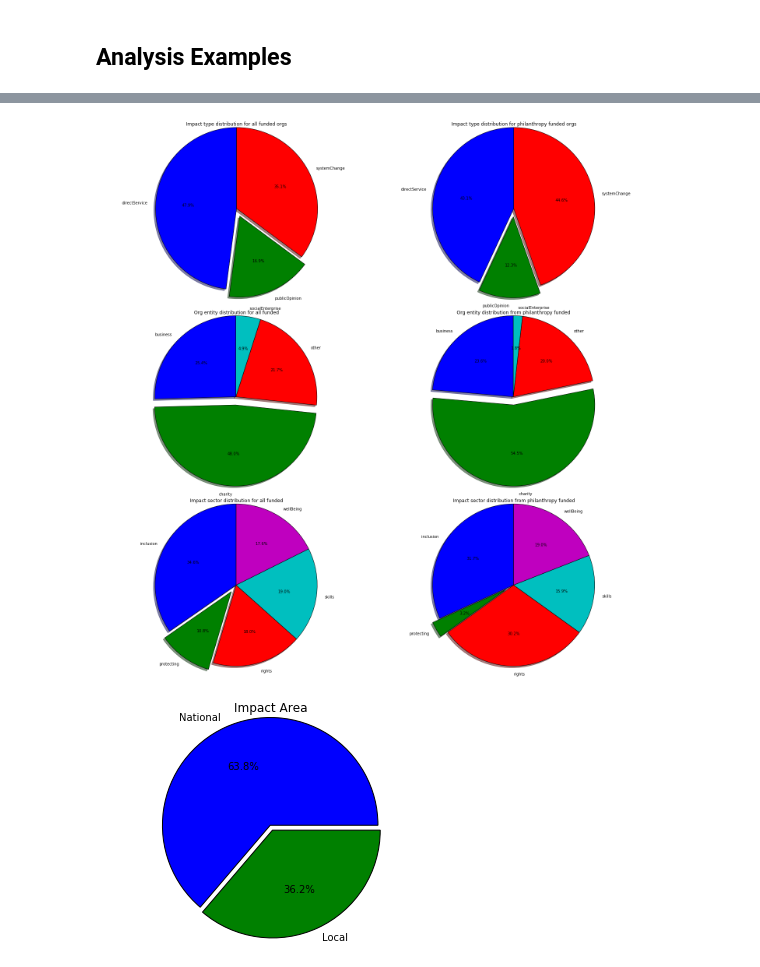
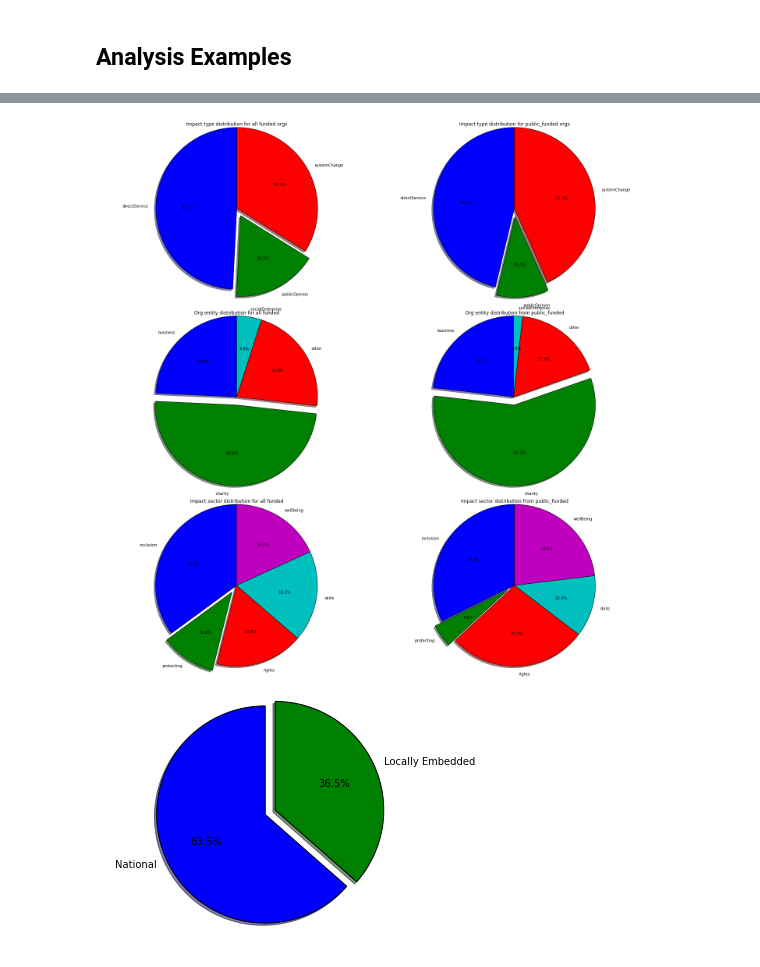
Before and after one commit to Zhenxingzhang/Ashoka_Data_Analysis, a Jupyter notebook: AshokaData.ipynb, the cells around one changed output, grey strips where cells are left out. Saved outputs shown, nothing was run; the diff lists cells and outputs as text; code cells hidden in the pictures.

```diff
--- a/AshokaData.ipynb
+++ b/AshokaData.ipynb
@@ -252,14 +232,13 @@ pie_chart_for_impact(merged_orgs_df, public_funded_org, "public_funded")
 # %%
-philanthropy_funded_org = merged_orgs_df.loc[merged_orgs_df['fundingSourcesMain'] == 'philanthropy']
-pie_chart_for_impact(merged_orgs_df, philanthropy_funded_org, "philanthropy funded")
+public_funded_org = merged_orgs_df.loc[merged_orgs_df['fundingSourcesMain'] == 'philanthropy']
+pie_chart_for_impact(merged_orgs_df, public_funded_org, "public_funded")
 # %% [output]
-[figure, old version]
+[figure, new version]
 # %%
-# Localised vs. Ireland-wide impact for each org:
 merged_orgs_df["question5"].str.contains("National").value_counts()
-plt.pie([197, 112], explode=(0.05, 0), labels =["National", "Local"],  autopct='%1.1f%%')
-plt.title("Impact Area")
+plt.pie([195, 112], explode=(0.1, 0.0), labels=["National", "Locally Embedded"], autopct='%1.1f%%',
+            shadow=True, startangle=90)
 plt.axis('equal')
 plt.show()
 # %% [output]
-[figure, old version]
+[figure, new version]
```
Also changed, not shown: parts of 7 cells of this notebook.
